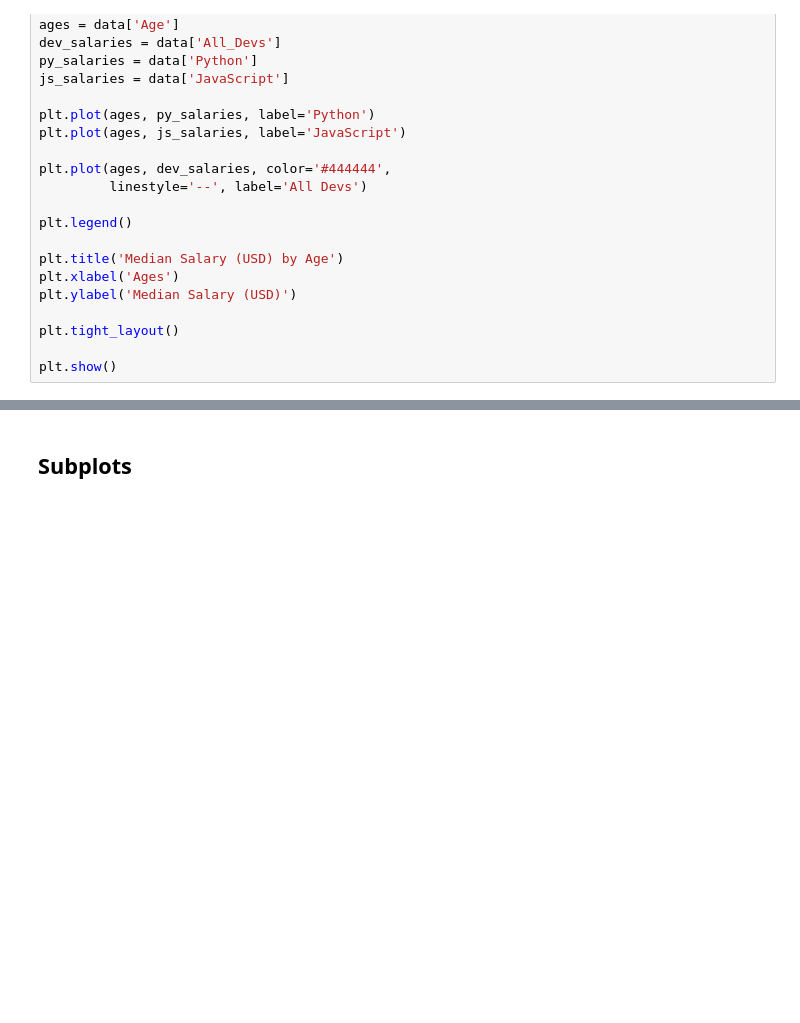
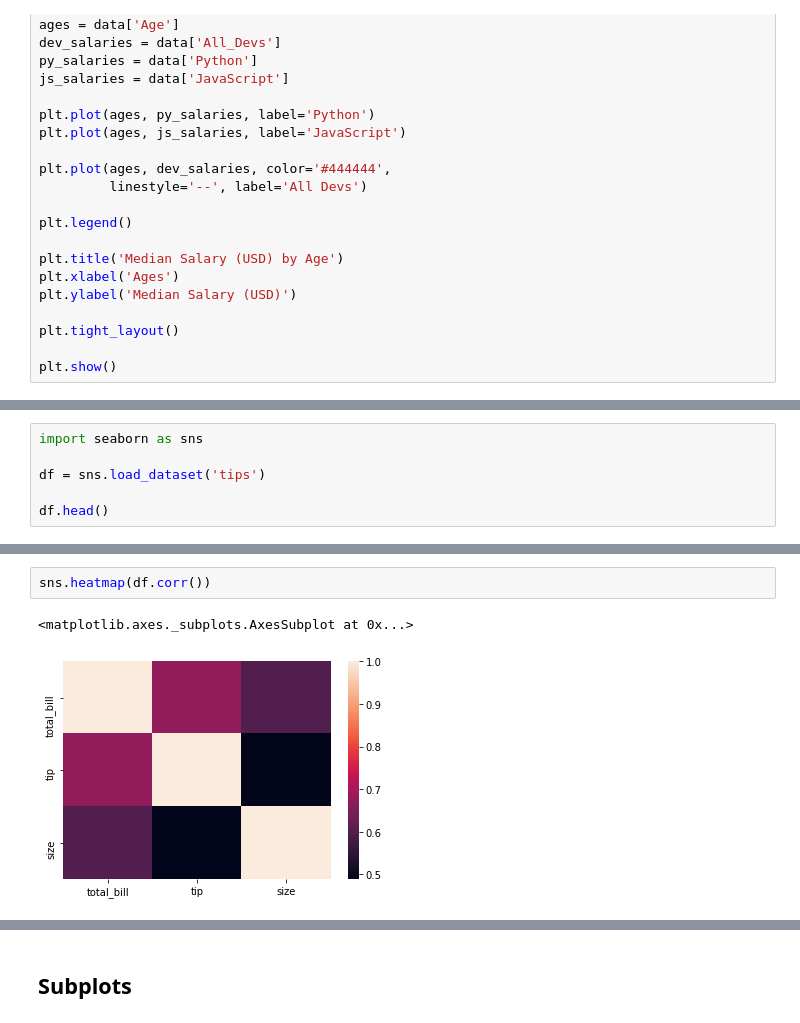
Before and after one commit to ebharucha/Misc, a Jupyter notebook: Cheat Sheet.ipynb, the cells around one changed output, grey strips where cells are left out. Cells and saved outputs as stored; diff of their text form; blank space fills up the shorter version.

```diff
--- a/Cheat Sheet.ipynb
+++ b/Cheat Sheet.ipynb
@@ -258,0 +261,6 @@ plt.show()
+# %%
+import seaborn as sns
+
+df = sns.load_dataset('tips')
+
+df.head()
@@ -258,0 +274,5 @@ plt.show()
+# %%
+sns.heatmap(df.corr())
+# %% [output]
+<matplotlib.axes._subplots.AxesSubplot at 0x...>
+[figure, added]
```
Also changed, not shown: parts of 12 cells of this notebook, 1 other file.
